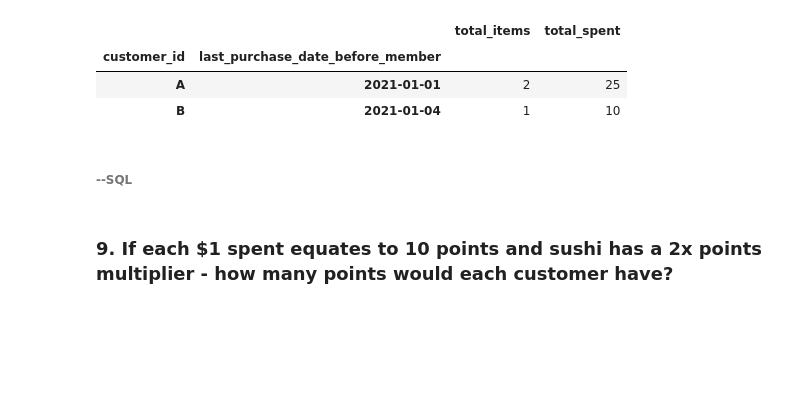
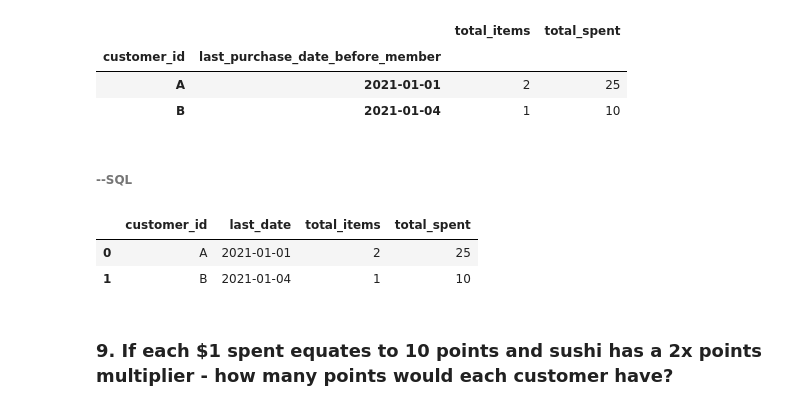
Before and after one commit to GeeSama/8weekSQLchallenge, a Jupyter notebook: dannys_diner.ipynb, the cells around one changed output. Saved outputs shown, nothing was run; the diff lists cells and outputs as text; code cells hidden in the pictures; blank space fills up the shorter version.

```diff
--- a/dannys_diner.ipynb
+++ b/dannys_diner.ipynb
@@ -398,6 +447,27 @@ before_mbr_df.merge\
 | B | 2021-01-04 | 1 | 10 |
 # %% [markdown]
 ###### --SQL
+# %%
+pd.read_sql('''
+    SELECT
+        members.customer_id,
+        (SELECT MAX(order_date)
+            FROM sales
+            WHERE sales.customer_id = members.customer_id AND order_date < members.join_date) AS last_date,
+        COUNT(product_name) AS total_items,
+        SUM(price) AS total_spent
+    FROM members, sales
+
+    JOIN menu
+    USING(product_id)
+    WHERE sales.order_date = last_date AND members.customer_id = sales.customer_id
+    GROUP BY members.customer_id
+
+''', conn)
+# %% [output]
+|  | customer_id | last_date | total_items | total_spent |
+| 0 | A | 2021-01-01 | 2 | 25 |
+| 1 | B | 2021-01-04 | 1 | 10 |
 # %% [markdown]
 ### 9. If each $1 spent equates to 10 points and sushi has a 2x points multiplier - how many points would each customer have?
 # %% [markdown]
```
Also changed, not shown: parts of 8 cells of this notebook.
